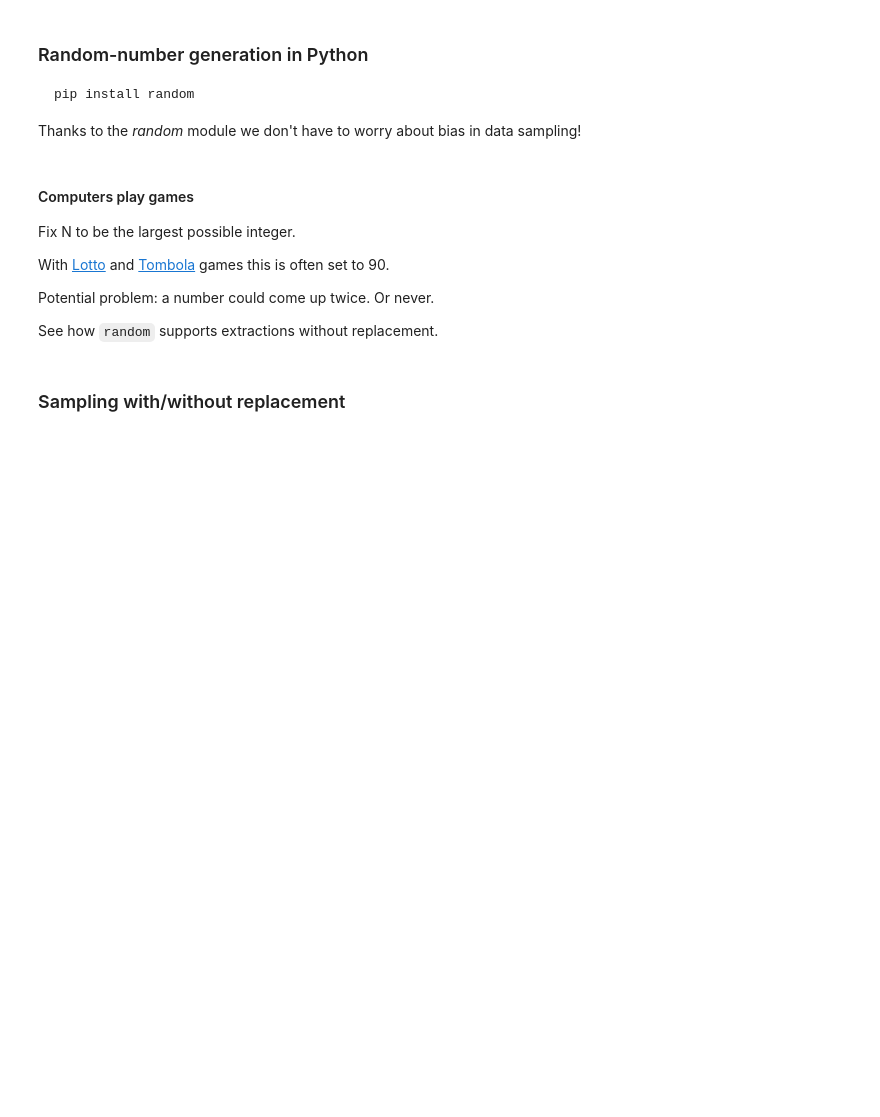
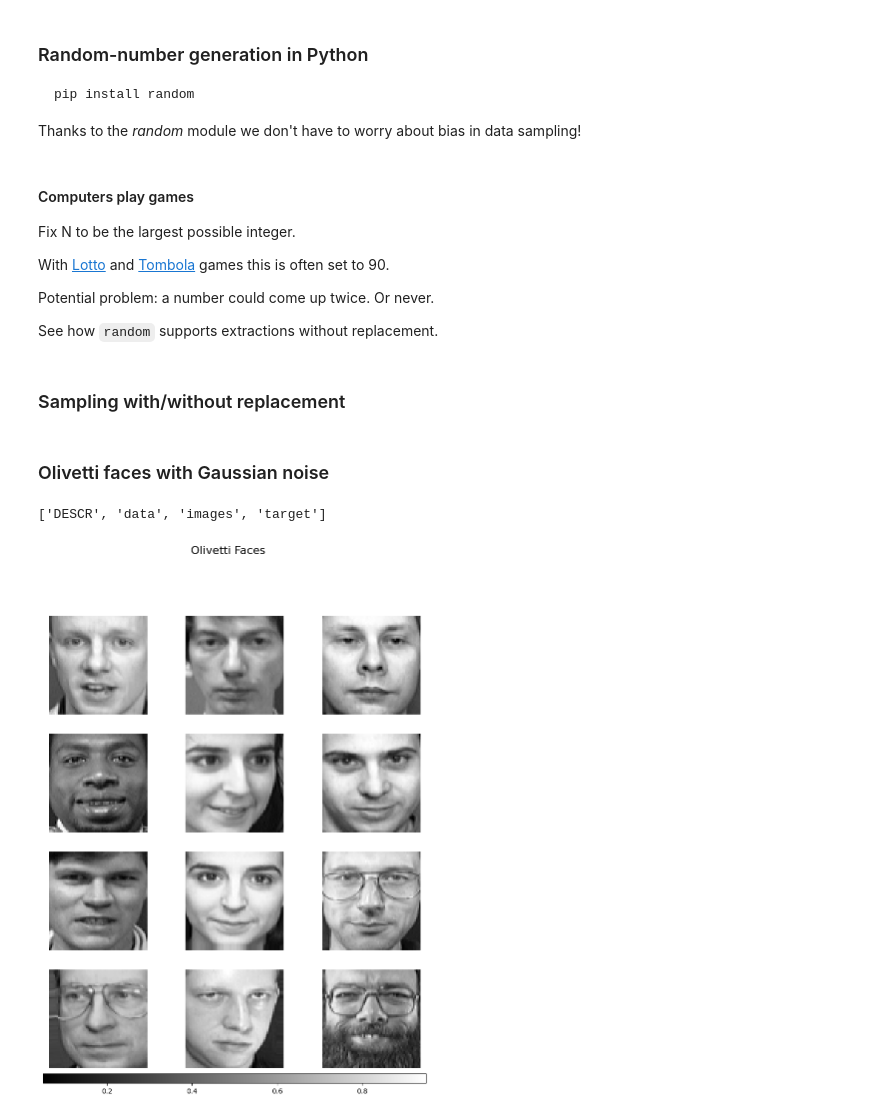
Before and after one commit to ale66/learn-datascience, a Jupyter notebook: week-1/python_modules/random.ipynb, the cells around one changed output. Cells and saved outputs as stored; diff of their text form; code cells hidden in the pictures; blank space fills up the shorter version.

Commit message:
Addition of Olivetti faces in random notebook.

```diff
--- a/week-1/python_modules/random.ipynb
+++ b/week-1/python_modules/random.ipynb
@@ -64,3 +64,5 @@ for _ in range(SAMPLES):
     print(int(rand.random()*N))
 # %% [markdown]
 ### Sampling with/without replacement
+# %% [markdown]
+### Olivetti faces with Gaussian noise
@@ -66,0 +73,24 @@ for _ in range(SAMPLES):
+# %%
+faces = fetch_olivetti_faces(shuffle=True, random_state=42)
+dir(faces)
+# %% [output]
+['DESCR', 'data', 'images', 'target']
+# %%
+olivetti_images = faces.images
+image = None
+# %%
+fig, axes = plt.subplots(nrows=4, ncols=3, figsize=(10, 14))
+
+for ax, img in zip(axes.flat, olivetti_images):
+    v_max = max(img.max(), -img.min())
+    image = ax.imshow(img, cmap="gray")
+    fig.set_constrained_layout_pads(w_pad=0.01, h_pad=0.02, hspace=0, wspace=0)
+    fig.set_edgecolor("black")
+    fig.suptitle("Olivetti Faces", size=16)
+    ax.axis("off")
+
+if image is not None:
+    fig.colorbar(image, ax=axes, orientation="horizontal", shrink=0.99, aspect=40, pad=0.01)
+plt.show()
+# %% [output]
+[figure, added]
```
Also changed, not shown: parts of 2 cells of this notebook, 1 other file.
